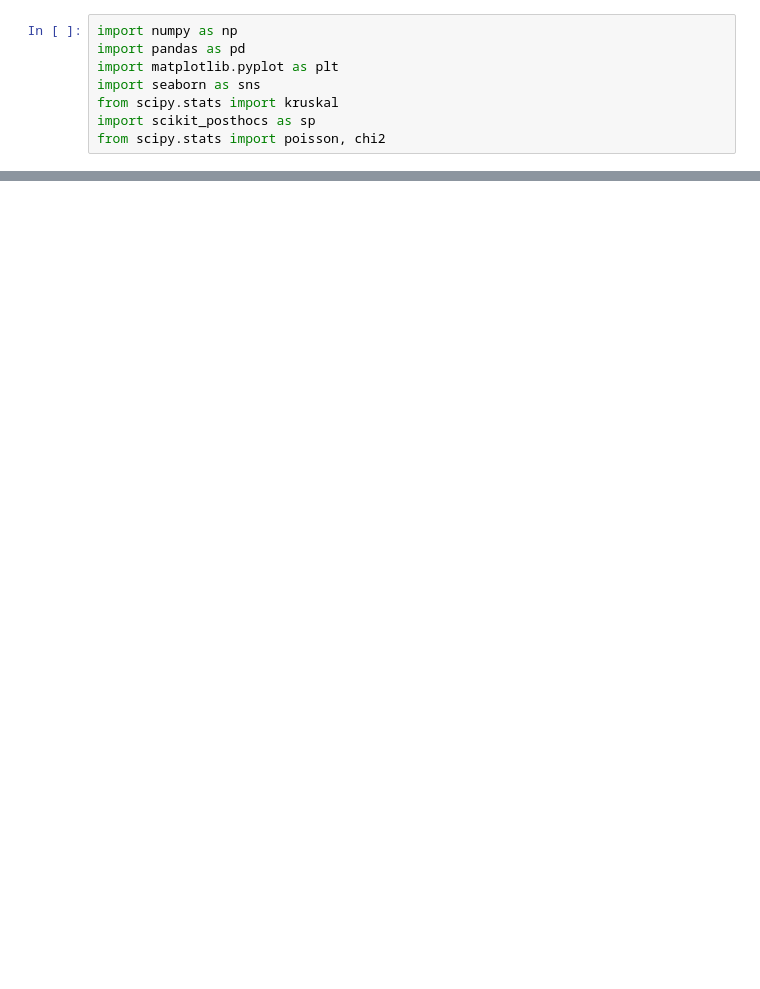
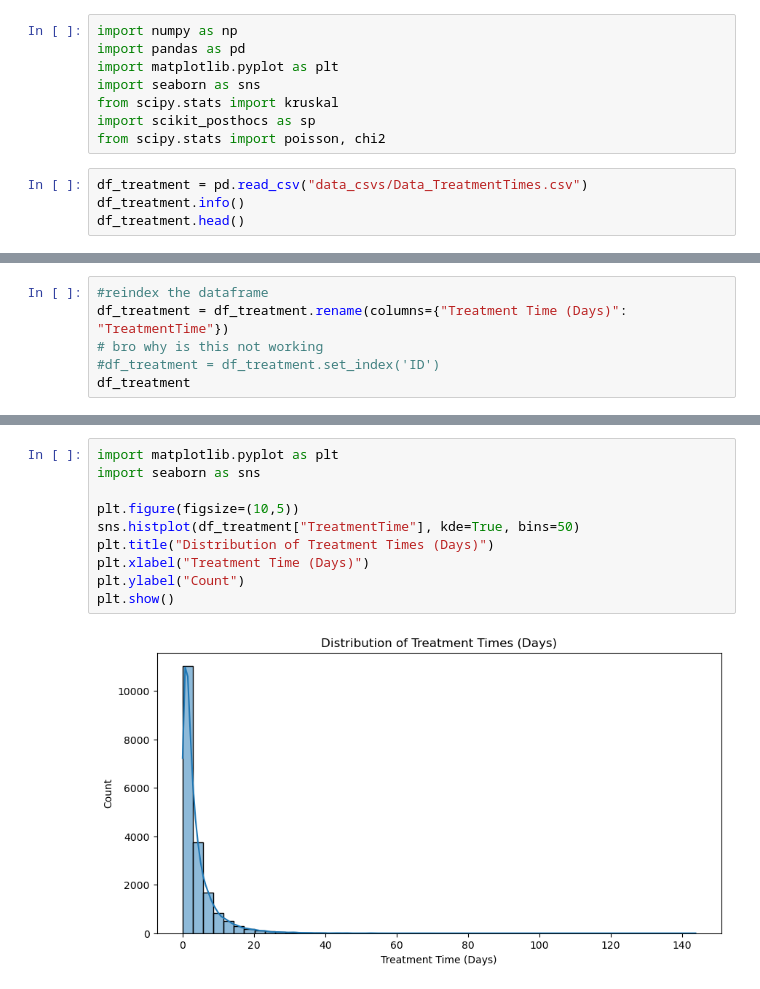
Before and after one commit to elenayzhu/mie360, a Jupyter notebook: Treatment_InputModelling.ipynb, the cells around one changed output, grey strips where cells are left out. Cells and saved outputs as stored; diff of their text form; blank space fills up the shorter version.

```diff
--- a/Treatment_InputModelling.ipynb
+++ b/Treatment_InputModelling.ipynb
@@ -26,3 +26,7 @@ import seaborn as sns
 from scipy.stats import kruskal
 import scikit_posthocs as sp
 from scipy.stats import poisson, chi2
+# %%
+df_treatment = pd.read_csv("data_csvs/Data_TreatmentTimes.csv")
+df_treatment.info()
+df_treatment.head()
@@ -28,0 +54,6 @@ from scipy.stats import poisson, chi2
+# %%
+#reindex the dataframe
+df_treatment = df_treatment.rename(columns={"Treatment Time (Days)": "TreatmentTime"})
+# bro why is this not working
+#df_treatment = df_treatment.set_index('ID')
+df_treatment
@@ -28,0 +75,12 @@ from scipy.stats import poisson, chi2
+# %%
+import matplotlib.pyplot as plt
+import seaborn as sns
+
+plt.figure(figsize=(10,5))
+sns.histplot(df_treatment["TreatmentTime"], kde=True, bins=50)
+plt.title("Distribution of Treatment Times (Days)")
+plt.xlabel("Treatment Time (Days)")
+plt.ylabel("Count")
+plt.show()
+# %% [output]
+[figure, added]
```
Also changed, not shown: parts of 6 cells of this notebook.
